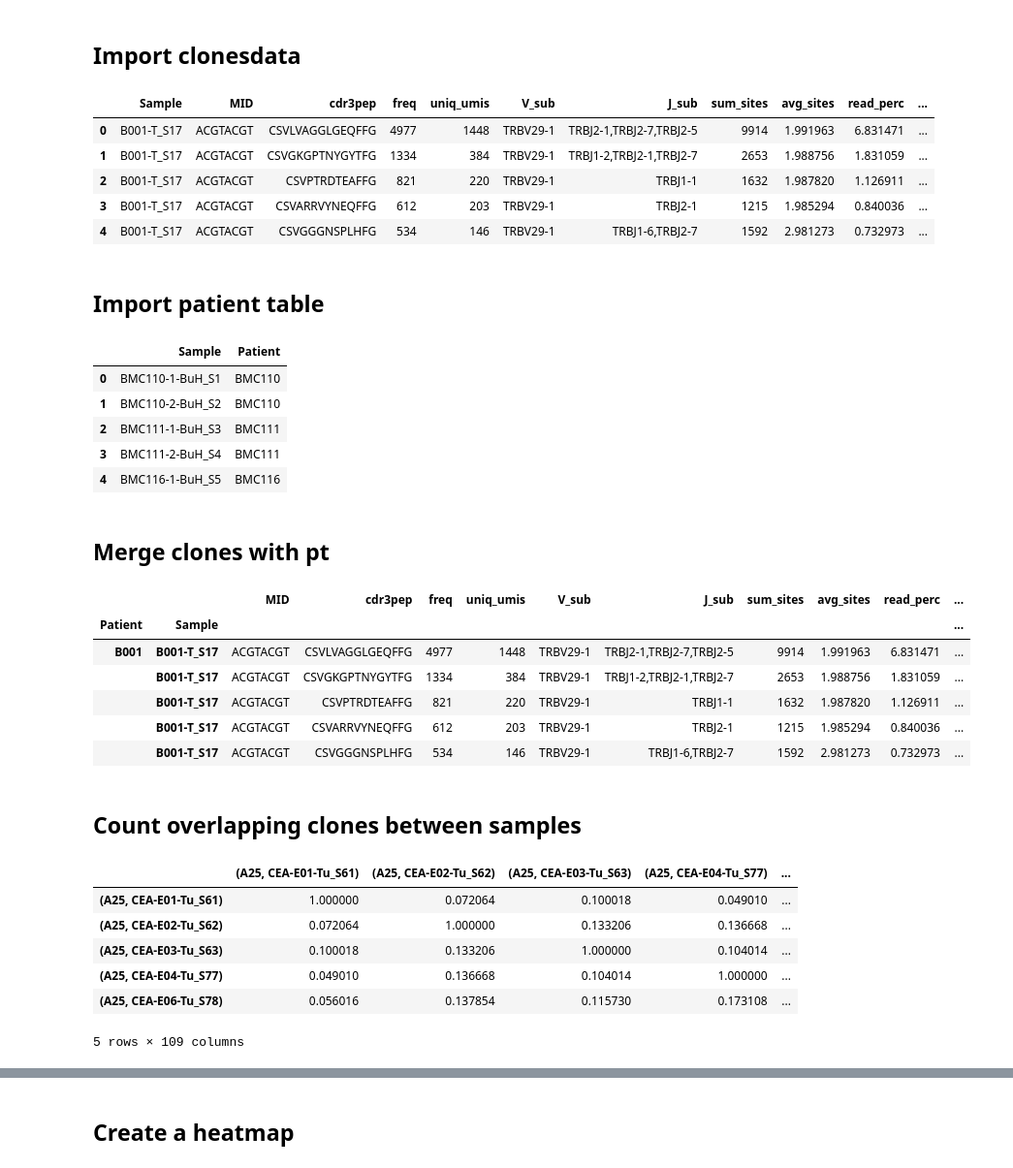
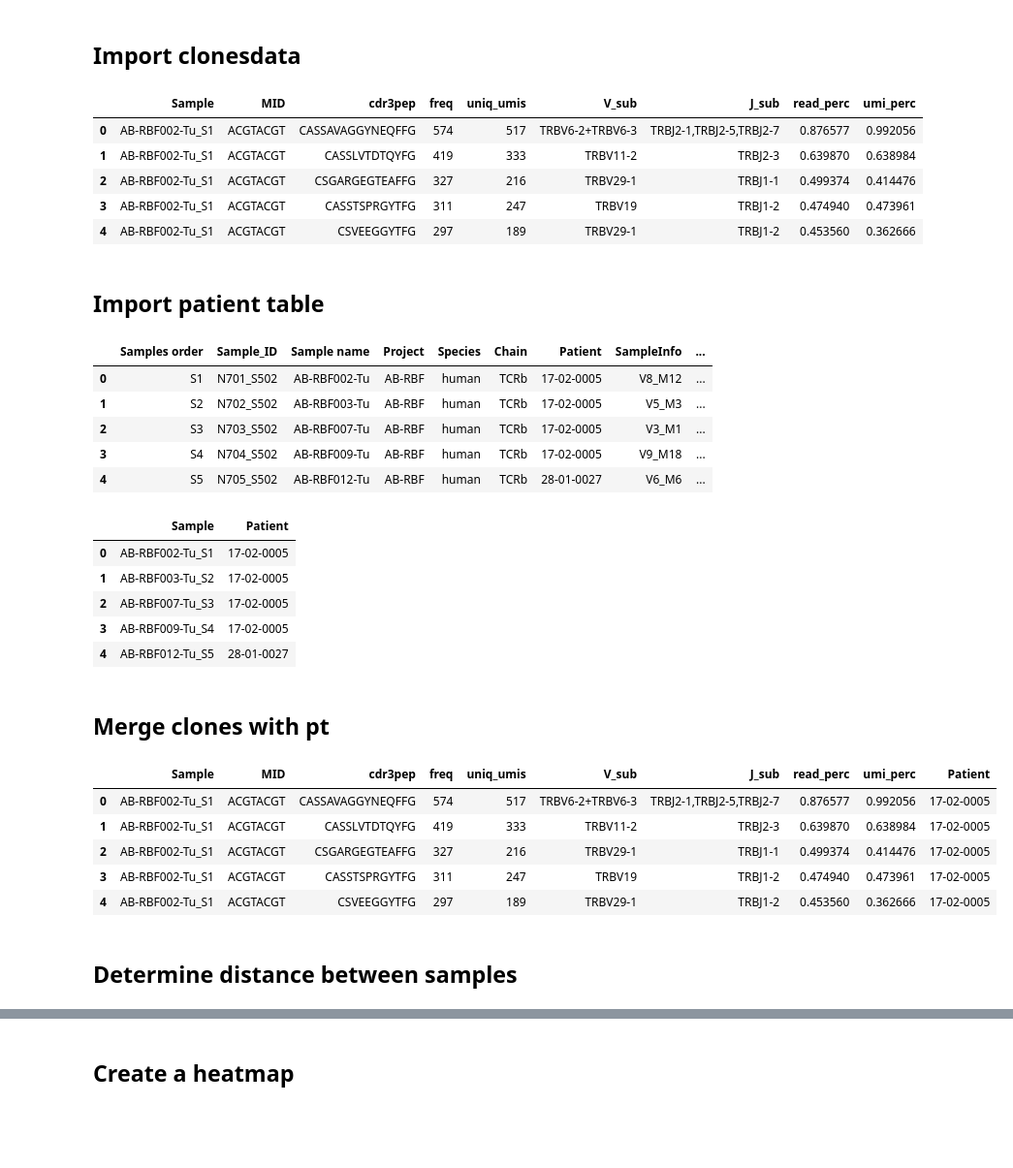
Before and after one commit to EDS-Bioinformatics-Laboratory/reseda, a Jupyter notebook: PLOT-clone-overlap/pandas-compare-clones.ipynb, the cells around one changed output, grey strips where cells are left out. Shown at 97% size. Cells and saved outputs as stored; diff of their text form; code cells hidden in the pictures; blank space fills up the shorter version.

```diff
--- a/PLOT-clone-overlap/pandas-compare-clones.ipynb
+++ b/PLOT-clone-overlap/pandas-compare-clones.ipynb
@@ -19,26 +17,35 @@ myfiles
 # %%
-pt_file="20180604_Run029_pt-table.csv"
-plotfile="run29-" + celltype + '.pdf'
+pt_file="20180326_RUN25_pt.table.csv"
+plotfile="run25-" + celltype + '.pdf'
 # %% [markdown]
 ## Import clonesdata
 # %%
 clones = pd.read_csv(myfiles[0], sep="\t")
-for clones_file in myfiles[1:]:
-    clones = pd.concat([clones, pd.read_csv(clones_file, sep="\t")])
+if len(myfiles) > 1:
+    for clones_file in myfiles[1:]:
+        clones = pd.concat([clones, pd.read_csv(clones_file, sep="\t")])
 # %%
 clones.head()
 # %% [output]
-|  | Sample | MID | cdr3pep | freq | uniq_umis | V_sub | J_sub | sum_sites | avg_sites | read_perc | ... |
-| 0 | B001-T_S17 | ACGTACGT | CSVLVAGGLGEQFFG | 4977 | 1448 | TRBV29-1 | TRBJ2-1,TRBJ2-7,TRBJ2-5 | 9914 | 1.991963 | 6.831471 | ... |
-| 1 | B001-T_S17 | ACGTACGT | CSVGKGPTNYGYTFG | 1334 | 384 | TRBV29-1 | TRBJ1-2,TRBJ2-1,TRBJ2-7 | 2653 | 1.988756 | 1.831059 | ... |
-| 2 | B001-T_S17 | ACGTACGT | CSVPTRDTEAFFG | 821 | 220 | TRBV29-1 | TRBJ1-1 | 1632 | 1.987820 | 1.126911 | ... |
-| 3 | B001-T_S17 | ACGTACGT | CSVARRVYNEQFFG | 612 | 203 | TRBV29-1 | TRBJ2-1 | 1215 | 1.985294 | 0.840036 | ... |
-| 4 | B001-T_S17 | ACGTACGT | CSVGGGNSPLHFG | 534 | 146 | TRBV29-1 | TRBJ1-6,TRBJ2-7 | 1592 | 2.981273 | 0.732973 | ... |
+|  | Sample | MID | cdr3pep | freq | uniq_umis | V_sub | J_sub | read_perc | umi_perc |
+| 0 | AB-RBF002-Tu_S1 | ACGTACGT | CASSAVAGGYNEQFFG | 574 | 517 | TRBV6-2+TRBV6-3 | TRBJ2-1,TRBJ2-5,TRBJ2-7 | 0.876577 | 0.992056 |
+| 1 | AB-RBF002-Tu_S1 | ACGTACGT | CASSLVTDTQYFG | 419 | 333 | TRBV11-2 | TRBJ2-3 | 0.639870 | 0.638984 |
+| 2 | AB-RBF002-Tu_S1 | ACGTACGT | CSGARGEGTEAFFG | 327 | 216 | TRBV29-1 | TRBJ1-1 | 0.499374 | 0.414476 |
+| 3 | AB-RBF002-Tu_S1 | ACGTACGT | CASSTSPRGYTFG | 311 | 247 | TRBV19 | TRBJ1-2 | 0.474940 | 0.473961 |
+| 4 | AB-RBF002-Tu_S1 | ACGTACGT | CSVEEGGYTFG | 297 | 189 | TRBV29-1 | TRBJ1-2 | 0.453560 | 0.362666 |
 # %% [markdown]
 ## Import patient table
 # %%
-pt = pd.read_csv(pt_file, sep="\t")
+pt = pd.read_csv(pt_file, sep=";")
 pt = pt.rename(columns = {'Sample': 'SampleInfo'})
+pt.head()
+# %% [output]
+|  | Samples order | Sample_ID | Sample name | Project | Species | Chain | Patient | SampleInfo | ... |
+| 0 | S1 | N701_S502 | AB-RBF002-Tu | AB-RBF | human | TCRb | 17-02-0005 | V8_M12 | ... |
+| 1 | S2 | N702_S502 | AB-RBF003-Tu | AB-RBF | human | TCRb | 17-02-0005 | V5_M3 | ... |
+| 2 | S3 | N703_S502 | AB-RBF007-Tu | AB-RBF | human | TCRb | 17-02-0005 | V3_M1 | ... |
+| 3 | S4 | N704_S502 | AB-RBF009-Tu | AB-RBF | human | TCRb | 17-02-0005 | V9_M18 | ... |
+| 4 | S5 | N705_S502 | AB-RBF012-Tu | AB-RBF | human | TCRb | 28-01-0027 | V6_M6 | ... |
 # %%
 # Concatenate sample-id and nr in a new column
 f = lambda x,y: str(x) + "_" + str(y)
@@ -48,25 +55,23 @@ pt = pt[["Sample","Patient"]]
 pt.head()
 # %% [output]
 |  | Sample | Patient |
-| 0 | BMC110-1-BuH_S1 | BMC110 |
-| 1 | BMC110-2-BuH_S2 | BMC110 |
-| 2 | BMC111-1-BuH_S3 | BMC111 |
-| 3 | BMC111-2-BuH_S4 | BMC111 |
-| 4 | BMC116-1-BuH_S5 | BMC116 |
+| 0 | AB-RBF002-Tu_S1 | 17-02-0005 |
+| 1 | AB-RBF003-Tu_S2 | 17-02-0005 |
+| 2 | AB-RBF007-Tu_S3 | 17-02-0005 |
+| 3 | AB-RBF009-Tu_S4 | 17-02-0005 |
+| 4 | AB-RBF012-Tu_S5 | 28-01-0027 |
 # %% [markdown]
 ## Merge clones with pt
 # %%
 # Join data frames
 df = pd.merge(clones, pt, how='inner', on = 'Sample')
-df = df.set_index(['Patient', 'Sample'])
 df.head()
 # %% [output]
-|  |  | MID | cdr3pep | freq | uniq_umis | V_sub | J_sub | sum_sites | avg_sites | read_perc | ... |
-| Patient | Sample |  |  |  |  |  |  |  |  |  | ... |
-| B001 | B001-T_S17 | ACGTACGT | CSVLVAGGLGEQFFG | 4977 | 1448 | TRBV29-1 | TRBJ2-1,TRBJ2-7,TRBJ2-5 | 9914 | 1.991963 | 6.831471 | ... |
-|  | B001-T_S17 | ACGTACGT | CSVGKGPTNYGYTFG | 1334 | 384 | TRBV29-1 | TRBJ1-2,TRBJ2-1,TRBJ2-7 | 2653 | 1.988756 | 1.831059 | ... |
-|  | B001-T_S17 | ACGTACGT | CSVPTRDTEAFFG | 821 | 220 | TRBV29-1 | TRBJ1-1 | 1632 | 1.987820 | 1.126911 | ... |
-|  | B001-T_S17 | ACGTACGT | CSVARRVYNEQFFG | 612 | 203 | TRBV29-1 | TRBJ2-1 | 1215 | 1.985294 | 0.840036 | ... |
-|  | B001-T_S17 | ACGTACGT | CSVGGGNSPLHFG | 534 | 146 | TRBV29-1 | TRBJ1-6,TRBJ2-7 | 1592 | 2.981273 | 0.732973 | ... |
+|  | Sample | MID | cdr3pep | freq | uniq_umis | V_sub | J_sub | read_perc | umi_perc | Patient |
+| 0 | AB-RBF002-Tu_S1 | ACGTACGT | CASSAVAGGYNEQFFG | 574 | 517 | TRBV6-2+TRBV6-3 | TRBJ2-1,TRBJ2-5,TRBJ2-7 | 0.876577 | 0.992056 | 17-02-0005 |
+| 1 | AB-RBF002-Tu_S1 | ACGTACGT | CASSLVTDTQYFG | 419 | 333 | TRBV11-2 | TRBJ2-3 | 0.639870 | 0.638984 | 17-02-0005 |
+| 2 | AB-RBF002-Tu_S1 | ACGTACGT | CSGARGEGTEAFFG | 327 | 216 | TRBV29-1 | TRBJ1-1 | 0.499374 | 0.414476 | 17-02-0005 |
+| 3 | AB-RBF002-Tu_S1 | ACGTACGT | CASSTSPRGYTFG | 311 | 247 | TRBV19 | TRBJ1-2 | 0.474940 | 0.473961 | 17-02-0005 |
+| 4 | AB-RBF002-Tu_S1 | ACGTACGT | CSVEEGGYTFG | 297 | 189 | TRBV29-1 | TRBJ1-2 | 0.453560 | 0.362666 | 17-02-0005 |
 # %% [markdown]
-## Count overlapping clones between samples
+## Determine distance between samples
@@ -123,10 +77,0 @@ for x in overlap.index:
-# %%
-overlap.head()
-# %% [output]
-|  | (A25, CEA-E01-Tu_S61) | (A25, CEA-E02-Tu_S62) | (A25, CEA-E03-Tu_S63) | (A25, CEA-E04-Tu_S77) | ... |
-| (A25, CEA-E01-Tu_S61) | 1.000000 | 0.072064 | 0.100018 | 0.049010 | ... |
-| (A25, CEA-E02-Tu_S62) | 0.072064 | 1.000000 | 0.133206 | 0.136668 | ... |
-| (A25, CEA-E03-Tu_S63) | 0.100018 | 0.133206 | 1.000000 | 0.104014 | ... |
-| (A25, CEA-E04-Tu_S77) | 0.049010 | 0.136668 | 0.104014 | 1.000000 | ... |
-| (A25, CEA-E06-Tu_S78) | 0.056016 | 0.137854 | 0.115730 | 0.173108 | ... |
-5 rows × 109 columns
```
Also changed, not shown: parts of 12 cells of this notebook.
